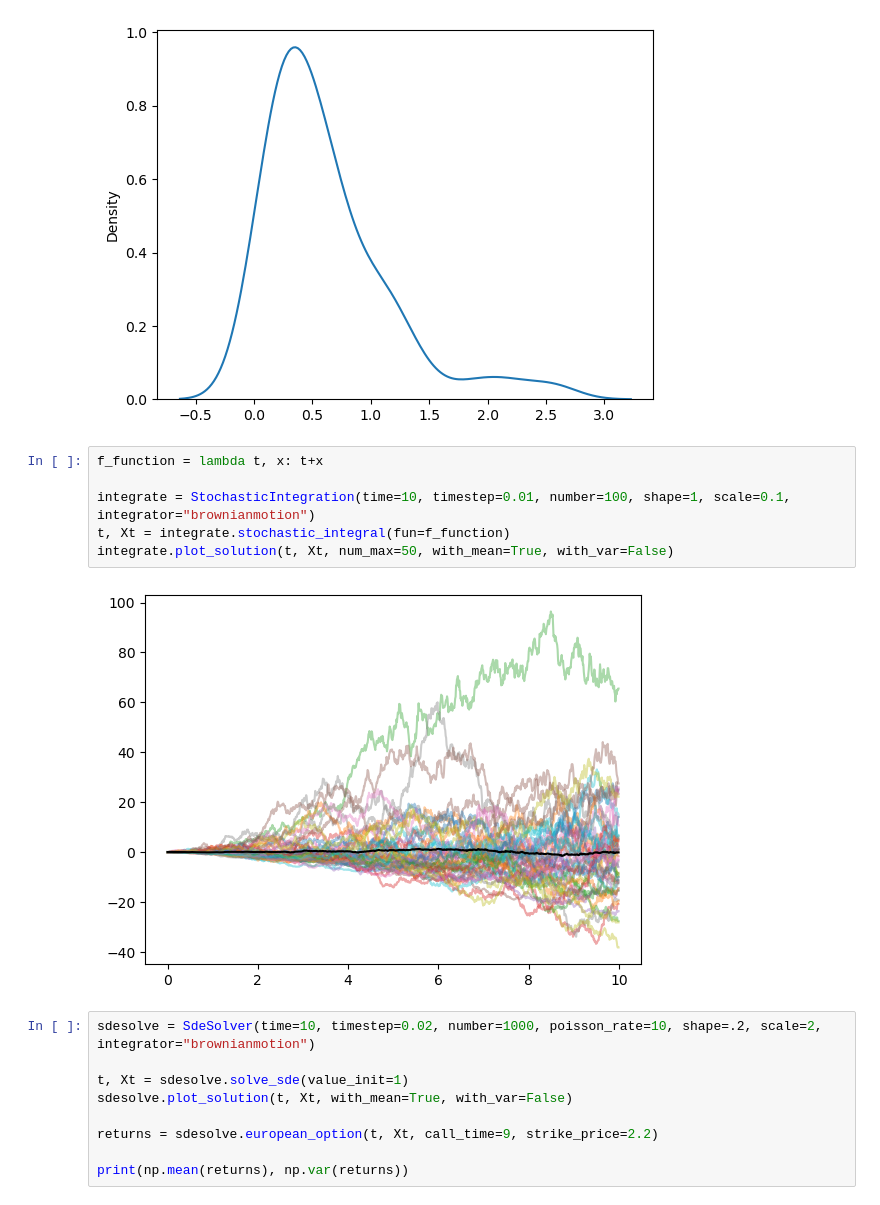
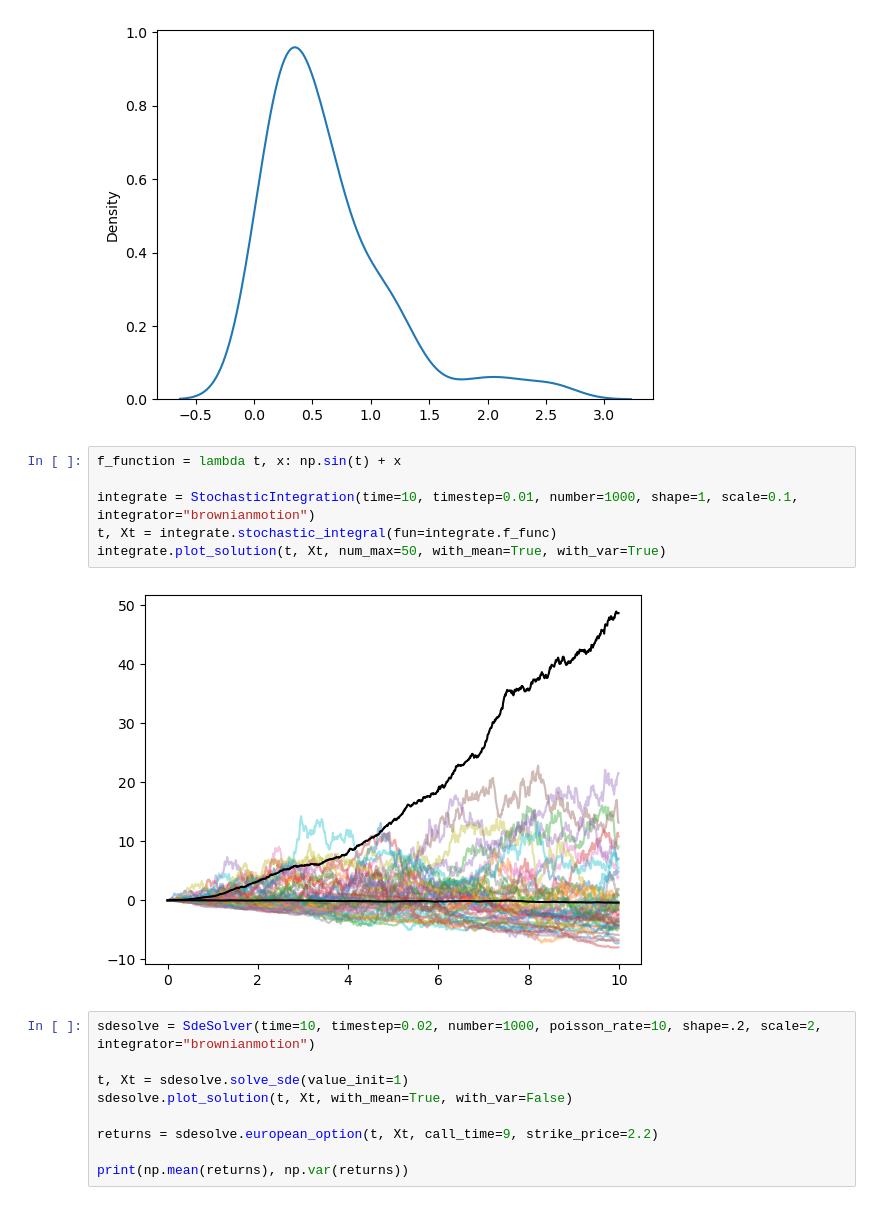
Before and after one commit to Sgouwens/stochasticcalc, a Jupyter notebook: sp_notebook.ipynb, the cells around one changed output. Cells and saved outputs as stored; diff of their text form.

```diff
--- a/sp_notebook.ipynb
+++ b/sp_notebook.ipynb
@@ -42,13 +42,13 @@ sns.kdeplot(stopping_times)
 <Axes: ylabel='Density'>
 [figure]
 # %%
-f_function = lambda t, x: t+x
+f_function = lambda t, x: np.sin(t) + x
 
-integrate = StochasticIntegration(time=10, timestep=0.01, number=100, shape=1, scale=0.1, integrator="brownianmotion")
-t, Xt = integrate.stochastic_integral(fun=f_function)
-integrate.plot_solution(t, Xt, num_max=50, with_mean=True, with_var=False)
+integrate = StochasticIntegration(time=10, timestep=0.01, number=1000, shape=1, scale=0.1, integrator="brownianmotion")
+t, Xt = integrate.stochastic_integral(fun=integrate.f_func)
+integrate.plot_solution(t, Xt, num_max=50, with_mean=True, with_var=True)
 # %% [output]
-[figure, old version]
+[figure, new version]
 # %%
 sdesolve = SdeSolver(time=10, timestep=0.02, number=1000, poisson_rate=10, shape=.2, scale=2, integrator="brownianmotion")
 
```
Also changed, not shown: parts of 4 cells of this notebook, 1 other file.
